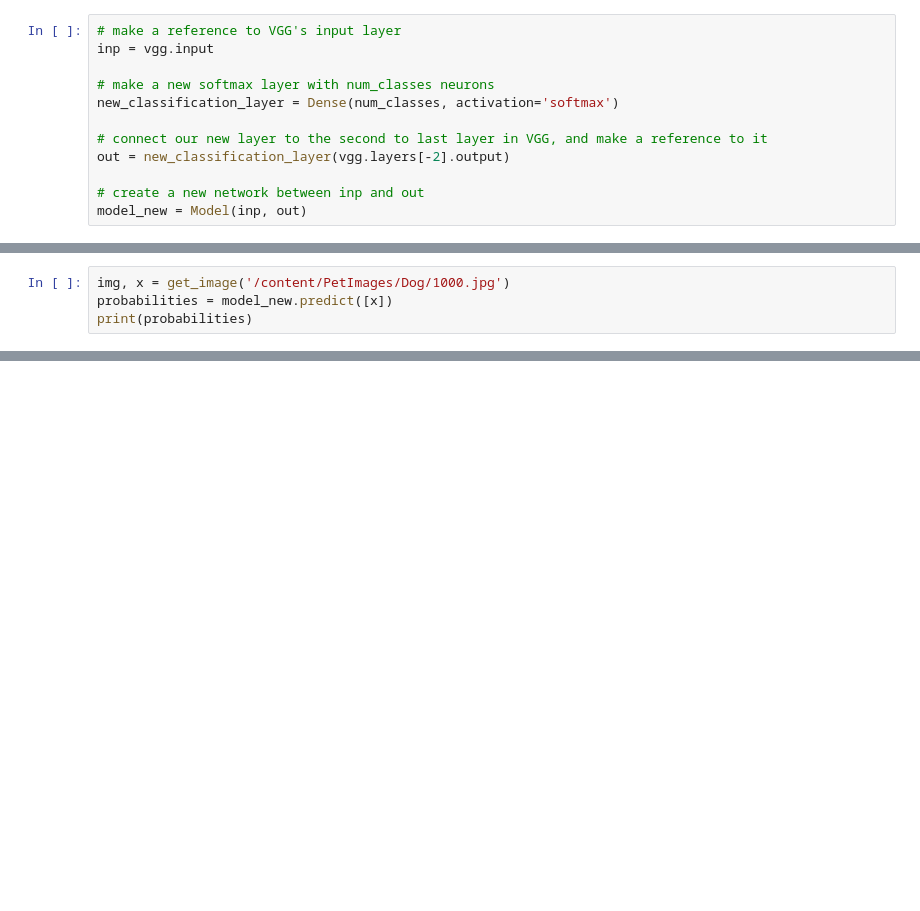
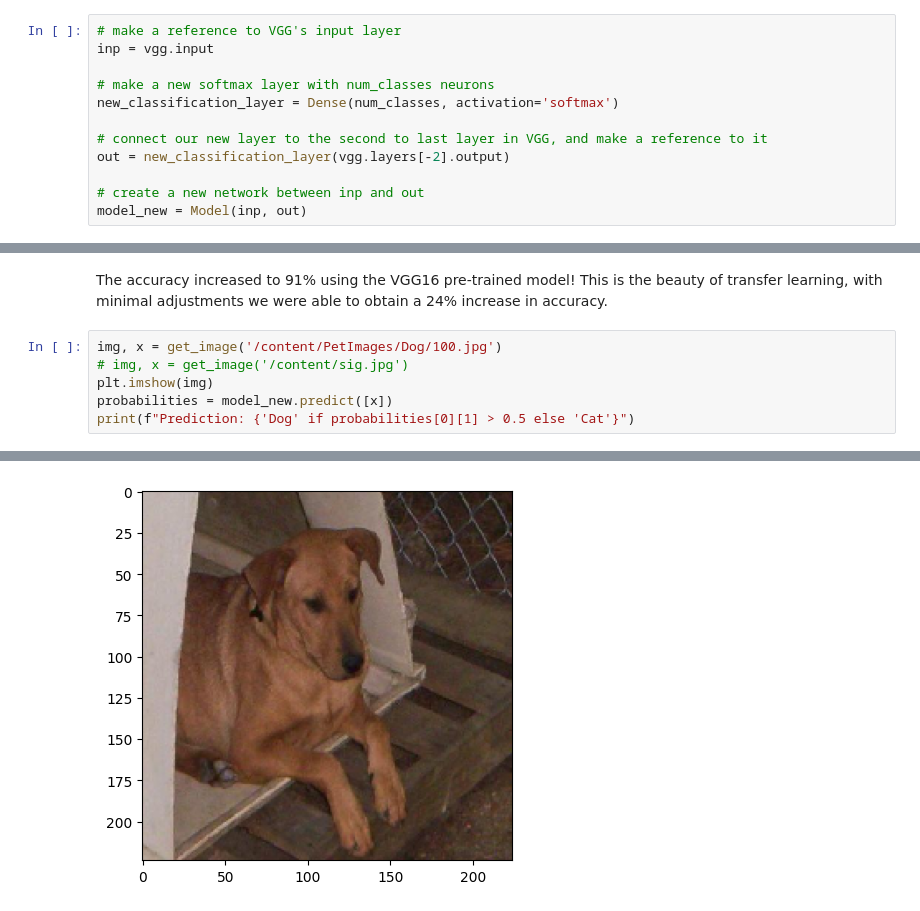
Before and after one commit to llazzari/Cats-and-dogs-classifier, a Jupyter notebook: Cats_and_dogs_classifier.ipynb, the cells around one changed output, grey strips where cells are left out. Drawn from its saved outputs; the diff is of its cells as text; blank space fills up the shorter version.

```diff
--- a/Cats_and_dogs_classifier.ipynb
+++ b/Cats_and_dogs_classifier.ipynb
@@ -367,5 +402,9 @@ Test accuracy: 0.8904761672019958
+# %% [markdown]
+The accuracy increased to 91% using the VGG16 pre-trained model! This is the beauty of transfer learning, with minimal adjustments we were able to obtain a 24% increase in accuracy.
 # %%
-img, x = get_image('/content/PetImages/Dog/1000.jpg')
+img, x = get_image('/content/PetImages/Dog/100.jpg')
+# img, x = get_image('/content/sig.jpg')
+plt.imshow(img)
 probabilities = model_new.predict([x])
-print(probabilities)
+print(f"Prediction: {'Dog' if probabilities[0][1] > 0.5 else 'Cat'}")
 # %% [output]
@@ -373,0 +413 @@ print(probabilities)
+[figure, added]
```
Also changed, not shown: parts of 30 cells of this notebook.
